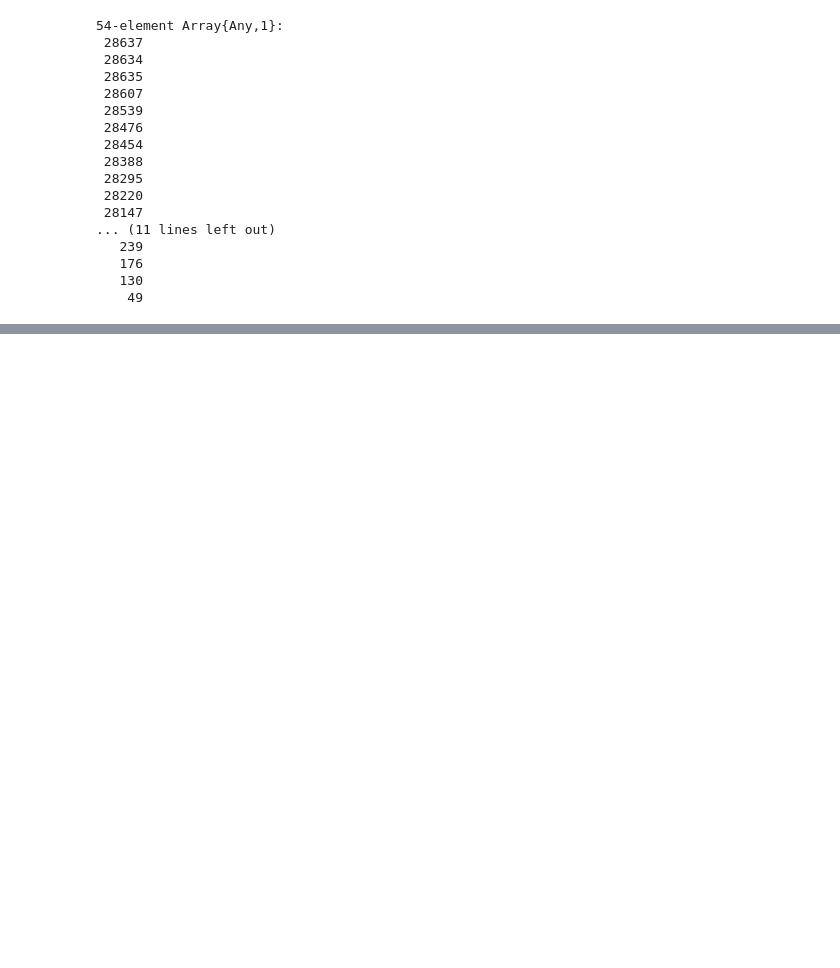
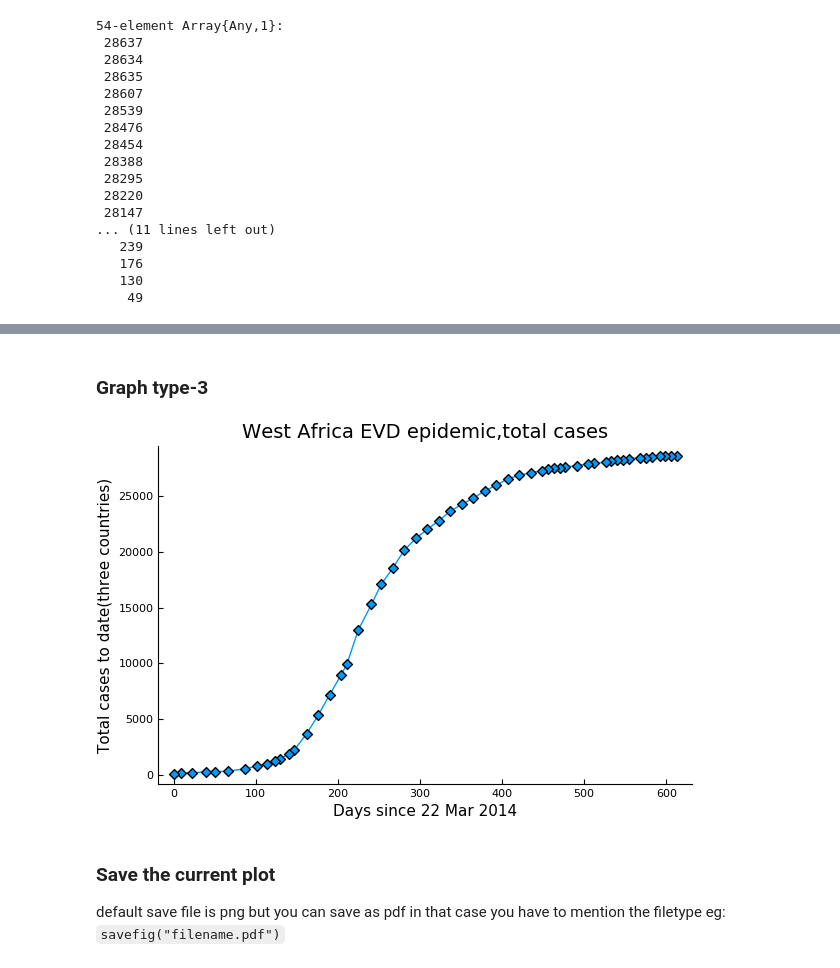
Before and after one commit to mirsahib/Project-Earth, a Jupyter notebook: Coursera/Week2/Simple_Ploting.ipynb, the cells around one changed output, grey strips where cells are left out. Saved outputs shown, nothing was run; the diff lists cells and outputs as text; code cells hidden in the pictures; blank space fills up the shorter version.

```diff
--- a/Coursera/Week2/Simple_Ploting.ipynb
+++ b/Coursera/Week2/Simple_Ploting.ipynb
@@ -196,0 +205,18 @@ allcases
+# %% [markdown]
+### Graph type-3
+# %%
+plot(epiday,allcases,
+title = "West Africa EVD epidemic,total cases",
+xlabel = "Days since 22 Mar 2014",
+ylabel = "Total cases to date(three countries)",
+marker = (:diamond,5),
+linetype = :path,
+legend = false,
+grid = false
+)
+# %% [output]
+[figure, added]
+# %% [markdown]
+### Save the current plot
+default save file is png but you can save as pdf in that case you have to mention the filetype eg:<br>
+`savefig("filename.pdf")`
```
Also changed, not shown: parts of 9 cells of this notebook, 1 other file.
